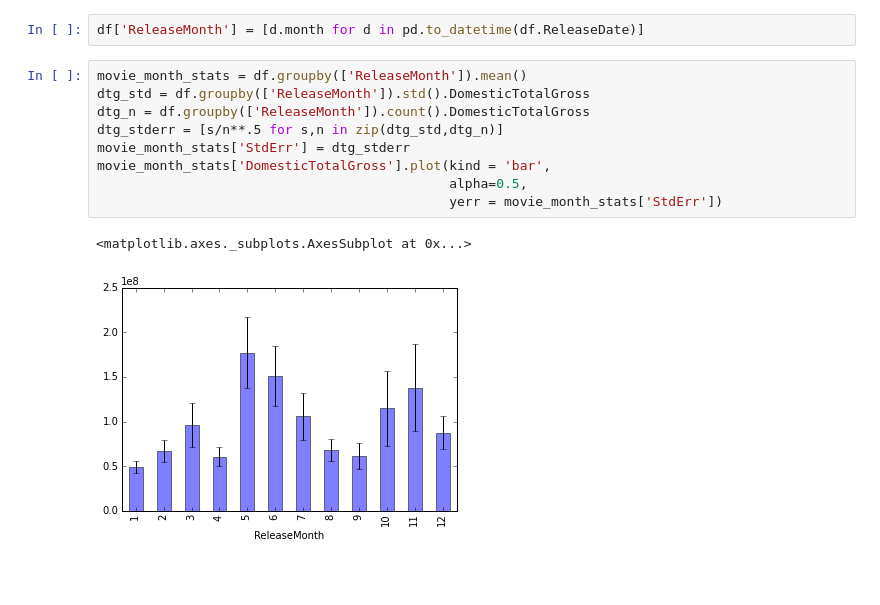
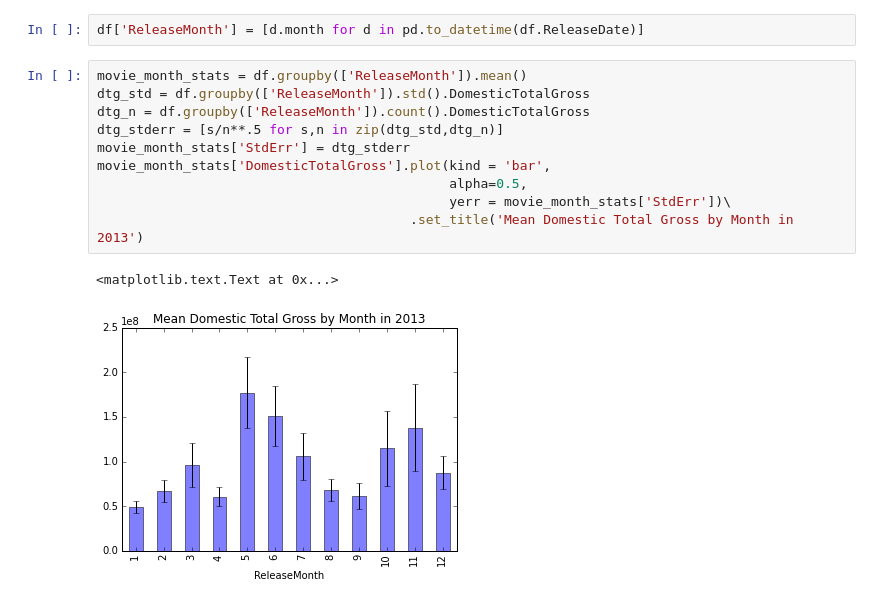
Before and after one commit to jstnstwrt/box-office-data-analysis, a Jupyter notebook: box_office_data_analysis.ipynb, the cells around one changed output. Drawn from its saved outputs; the diff is of its cells as text; blank space fills up the shorter version.

Commit message:
addding a title to the last plot

```diff
--- a/box_office_data_analysis.ipynb
+++ b/box_office_data_analysis.ipynb
@@ -116,12 +116,13 @@ df['ReleaseMonth'] = [d.month for d in pd.to_datetime(df.ReleaseDate)]
 # %%
 movie_month_stats = df.groupby(['ReleaseMonth']).mean()
 dtg_std = df.groupby(['ReleaseMonth']).std().DomesticTotalGross
 dtg_n = df.groupby(['ReleaseMonth']).count().DomesticTotalGross
 dtg_stderr = [s/n**.5 for s,n in zip(dtg_std,dtg_n)]
 movie_month_stats['StdErr'] = dtg_stderr
 movie_month_stats['DomesticTotalGross'].plot(kind = 'bar',
                                              alpha=0.5,
-                                             yerr = movie_month_stats['StdErr'])
+                                             yerr = movie_month_stats['StdErr'])\
+                                        .set_title('Mean Domestic Total Gross by Month in 2013')
 # %% [output]
-<matplotlib.axes._subplots.AxesSubplot at 0x...>
+<matplotlib.text.Text at 0x...>
-[figure, old version]
+[figure, new version]
```
